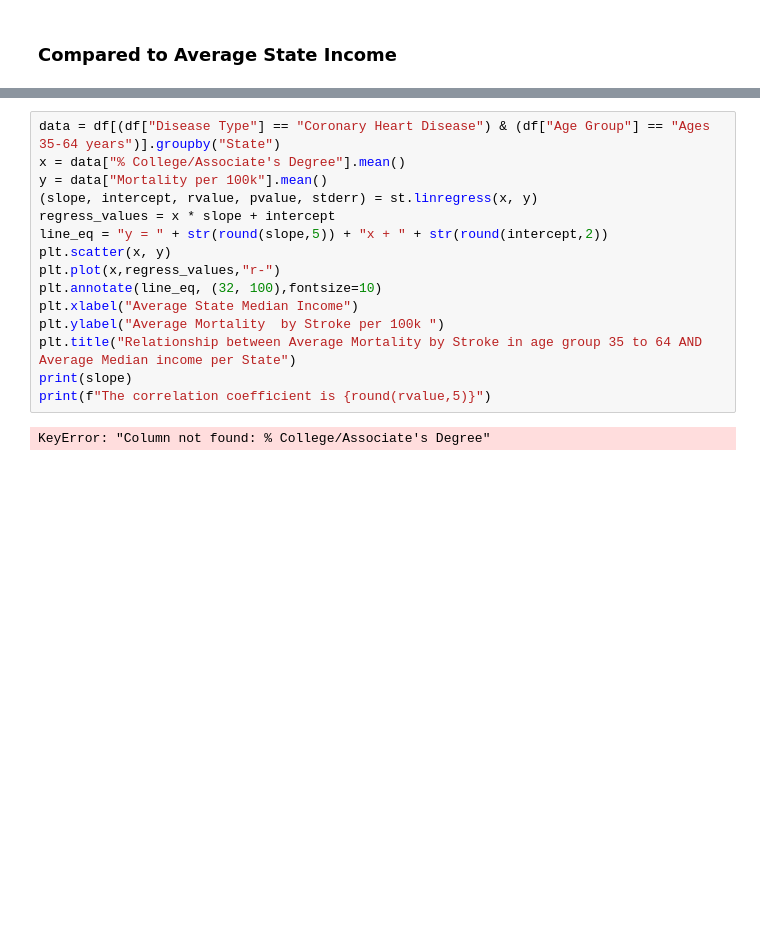
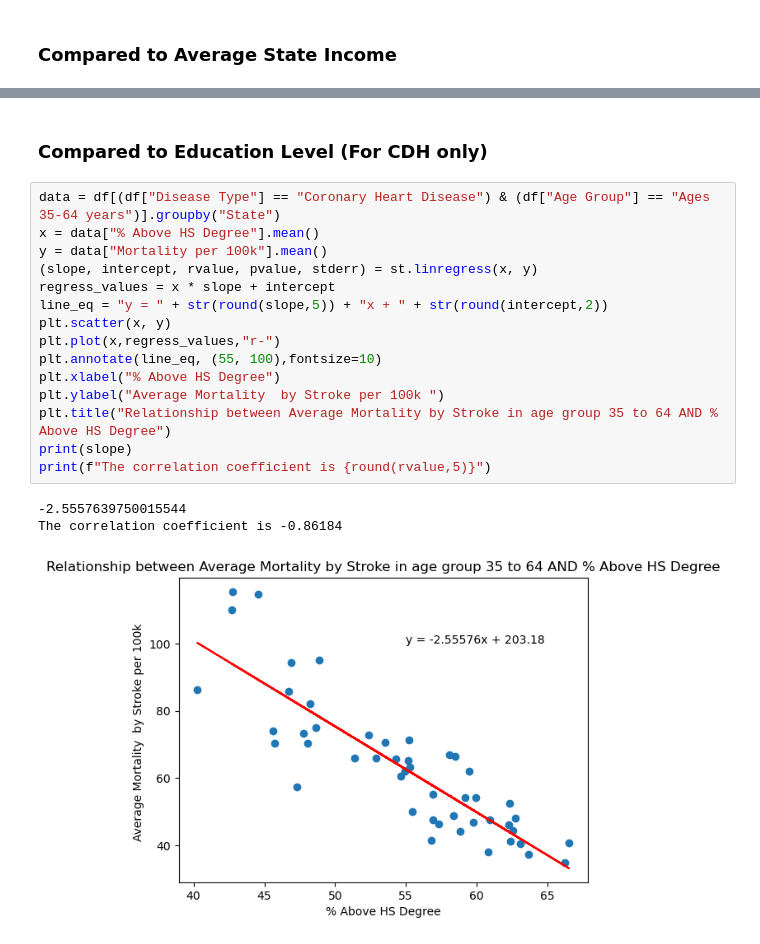
Before and after one commit to ArminaCA/Project-Cardiovascular-disease-mortality, a Jupyter notebook: Cardiovascular_Determinants_With Analysis(Y).ipynb, the cells around one changed output, grey strips where cells are left out. Cells and saved outputs as stored; diff of their text form; blank space fills up the shorter version.

```diff
--- a/Cardiovascular_Determinants_With Analysis(Y).ipynb
+++ b/Cardiovascular_Determinants_With Analysis(Y).ipynb
@@ -649,19 +653,23 @@ The correlation coefficient is -0.55624
+# %% [markdown]
+### Compared to Education Level (For CDH only)
 # %%
 data = df[(df["Disease Type"] == "Coronary Heart Disease") & (df["Age Group"] == "Ages 35-64 years")].groupby("State")
-x = data["% College/Associate's Degree"].mean()
+x = data["% Above HS Degree"].mean()
 y = data["Mortality per 100k"].mean()
 (slope, intercept, rvalue, pvalue, stderr) = st.linregress(x, y)
 regress_values = x * slope + intercept
 line_eq = "y = " + str(round(slope,5)) + "x + " + str(round(intercept,2))
 plt.scatter(x, y)
 plt.plot(x,regress_values,"r-")
-plt.annotate(line_eq, (32, 100),fontsize=10)
-plt.xlabel("Average State Median Income")
+plt.annotate(line_eq, (55, 100),fontsize=10)
+plt.xlabel("% Above HS Degree")
 plt.ylabel("Average Mortality  by Stroke per 100k ")
-plt.title("Relationship between Average Mortality by Stroke in age group 35 to 64 AND Average Median income per State")
+plt.title("Relationship between Average Mortality by Stroke in age group 35 to 64 AND % Above HS Degree")
 print(slope)
 print(f"The correlation coefficient is {round(rvalue,5)}")
 # %% [output]
-KeyError: "Column not found: % College/Associate's Degree"
+-2.5557639750015544
+The correlation coefficient is -0.86184
+[figure, added]
 # %%
 data = df[(df["Disease Type"] == "Coronary Heart Disease") & (df["Age Group"] == "Ages 35-64 years")].groupby("State")
```
Also changed, not shown: parts of 39 cells of this notebook.
